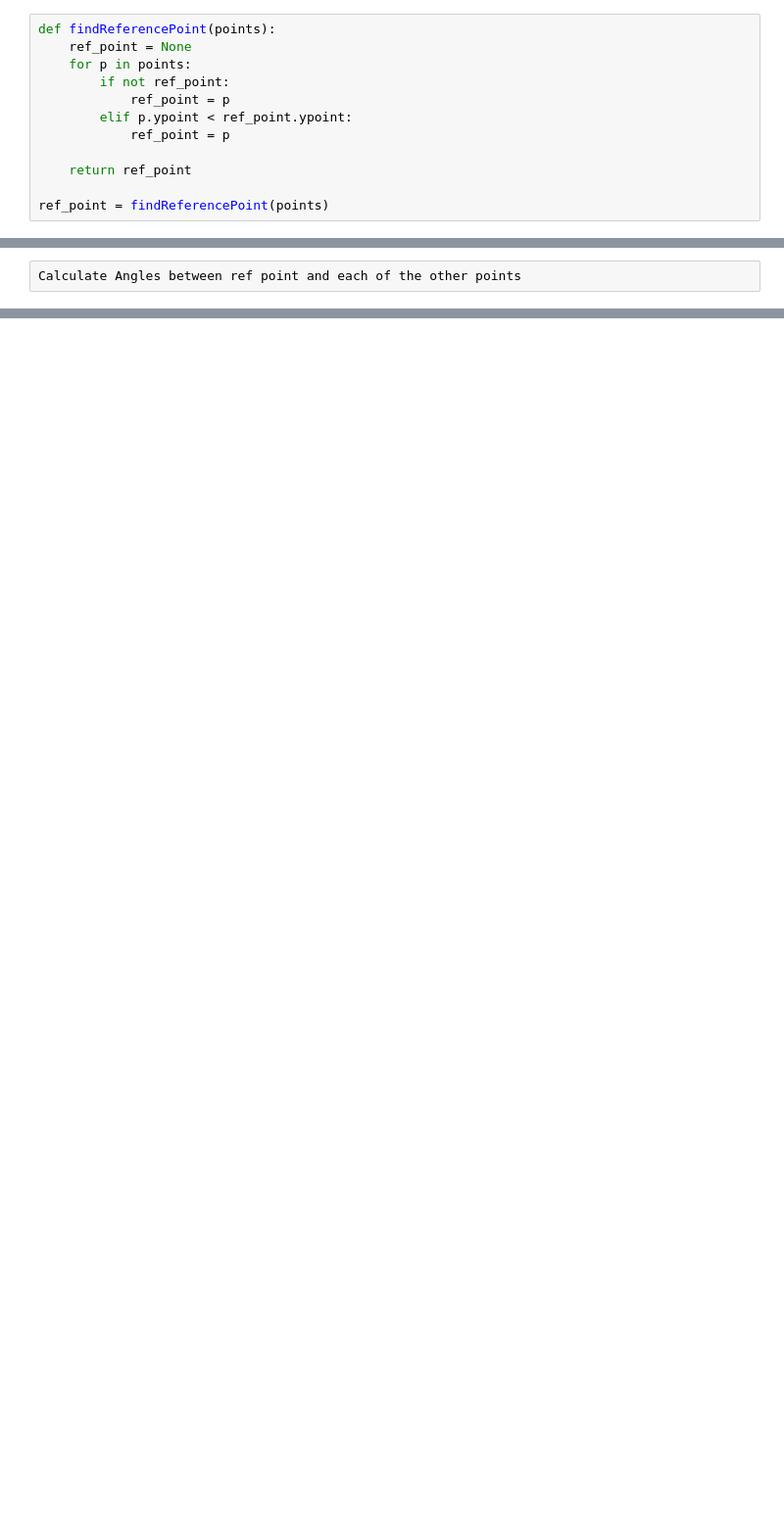
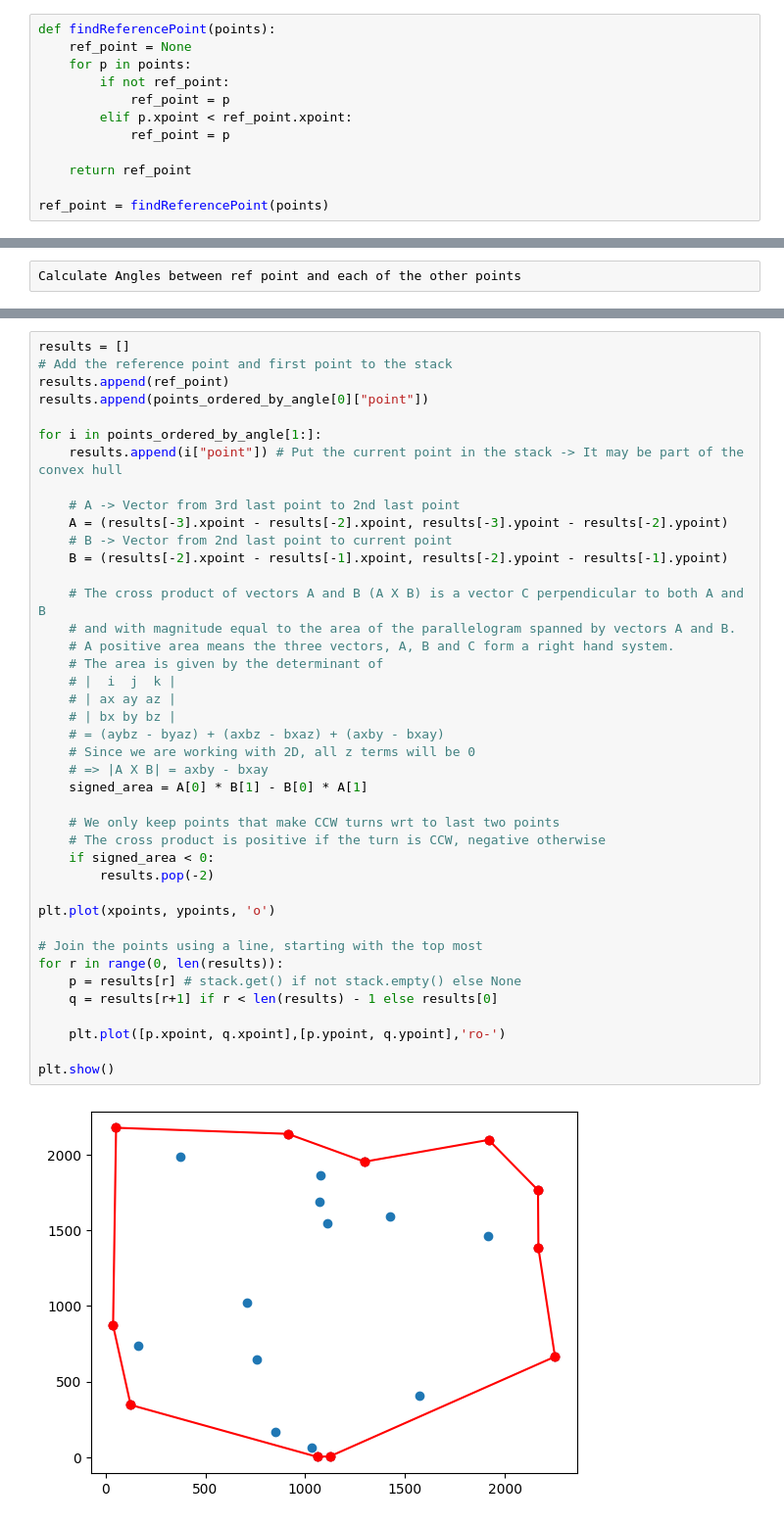
Before and after one commit to TechniCollins/convex-hull-problem, a Jupyter notebook: convex_hull.ipynb, the cells around one changed output, grey strips where cells are left out. Shown: that part at 98% size. Cells and saved outputs as stored; diff of their text form; blank space fills up the shorter version.

Commit message:
buggy convex hull

```diff
--- a/convex_hull.ipynb
+++ b/convex_hull.ipynb
@@ -50,7 +45,7 @@ def findReferencePoint(points):
     for p in points:
         if not ref_point:
             ref_point = p
-        elif p.ypoint < ref_point.ypoint:
+        elif p.xpoint < ref_point.xpoint:
             ref_point = p
 
     return ref_point
@@ -115,0 +88,43 @@ points_ordered_by_angle
+# %%
+results = []
+# Add the reference point and first point to the stack
+results.append(ref_point)
+results.append(points_ordered_by_angle[0]["point"])
+
+for i in points_ordered_by_angle[1:]:
+    results.append(i["point"]) # Put the current point in the stack -> It may be part of the convex hull
+
+    # A -> Vector from 3rd last point to 2nd last point
+    A = (results[-3].xpoint - results[-2].xpoint, results[-3].ypoint - results[-2].ypoint)
+    # B -> Vector from 2nd last point to current point
+    B = (results[-2].xpoint - results[-1].xpoint, results[-2].ypoint - results[-1].ypoint)
+
+    # The cross product of vectors A and B (A X B) is a vector C perpendicular to both A and B
+    # and with magnitude equal to the area of the parallelogram spanned by vectors A and B.
+    # A positive area means the three vectors, A, B and C form a right hand system.
+    # The area is given by the determinant of
+    # |  i  j  k |
+    # | ax ay az |
+    # | bx by bz |
+    # = (aybz - byaz) + (axbz - bxaz) + (axby - bxay)
+    # Since we are working with 2D, all z terms will be 0
+    # => |A X B| = axby - bxay
+    signed_area = A[0] * B[1] - B[0] * A[1]
+
+    # We only keep points that make CCW turns wrt to last two points
+    # The cross product is positive if the turn is CCW, negative otherwise
+    if signed_area < 0:
+        results.pop(-2)
+
+plt.plot(xpoints, ypoints, 'o')
+
+# Join the points using a line, starting with the top most
+for r in range(0, len(results)):
+    p = results[r] # stack.get() if not stack.empty() else None
+    q = results[r+1] if r < len(results) - 1 else results[0]
+
+    plt.plot([p.xpoint, q.xpoint],[p.ypoint, q.ypoint],'ro-')
+
+plt.show()
+# %% [output]
+[figure, added]
```
Also changed, not shown: parts of 8 cells of this notebook, 1 other file.
